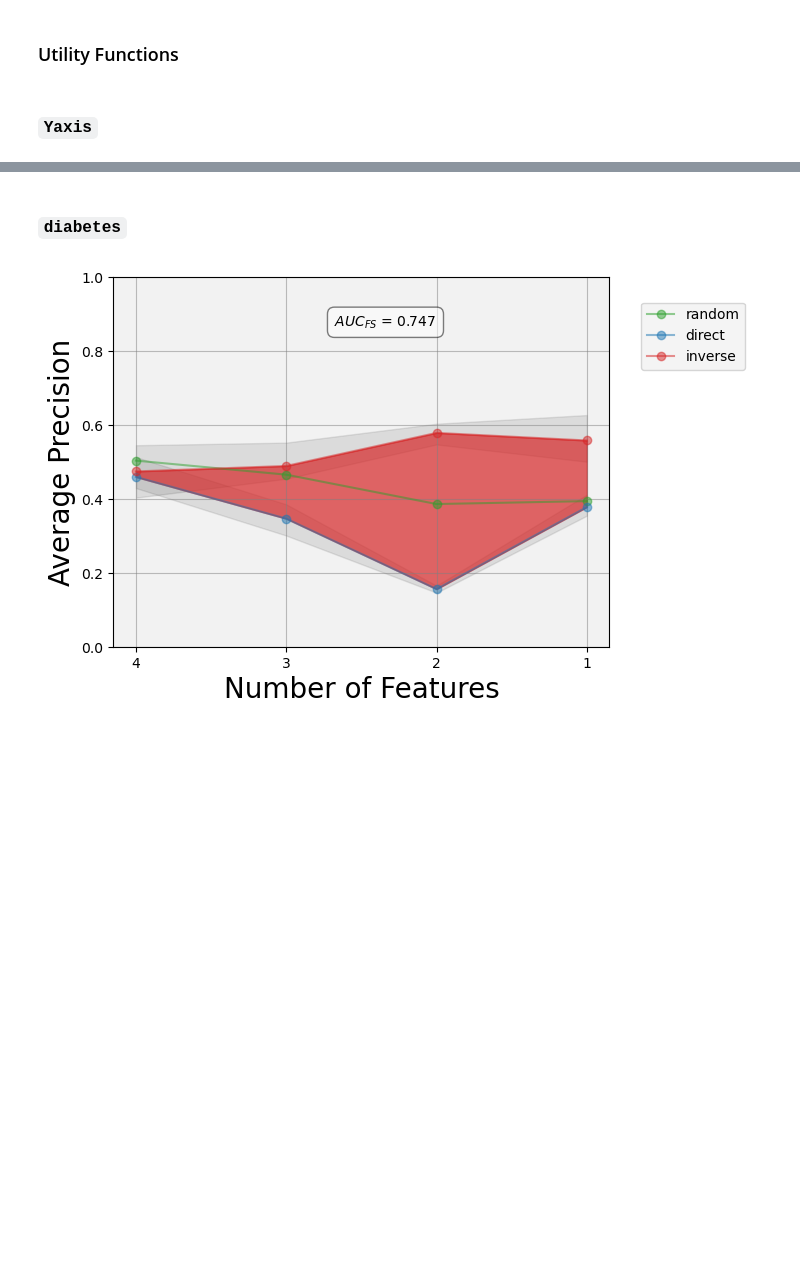
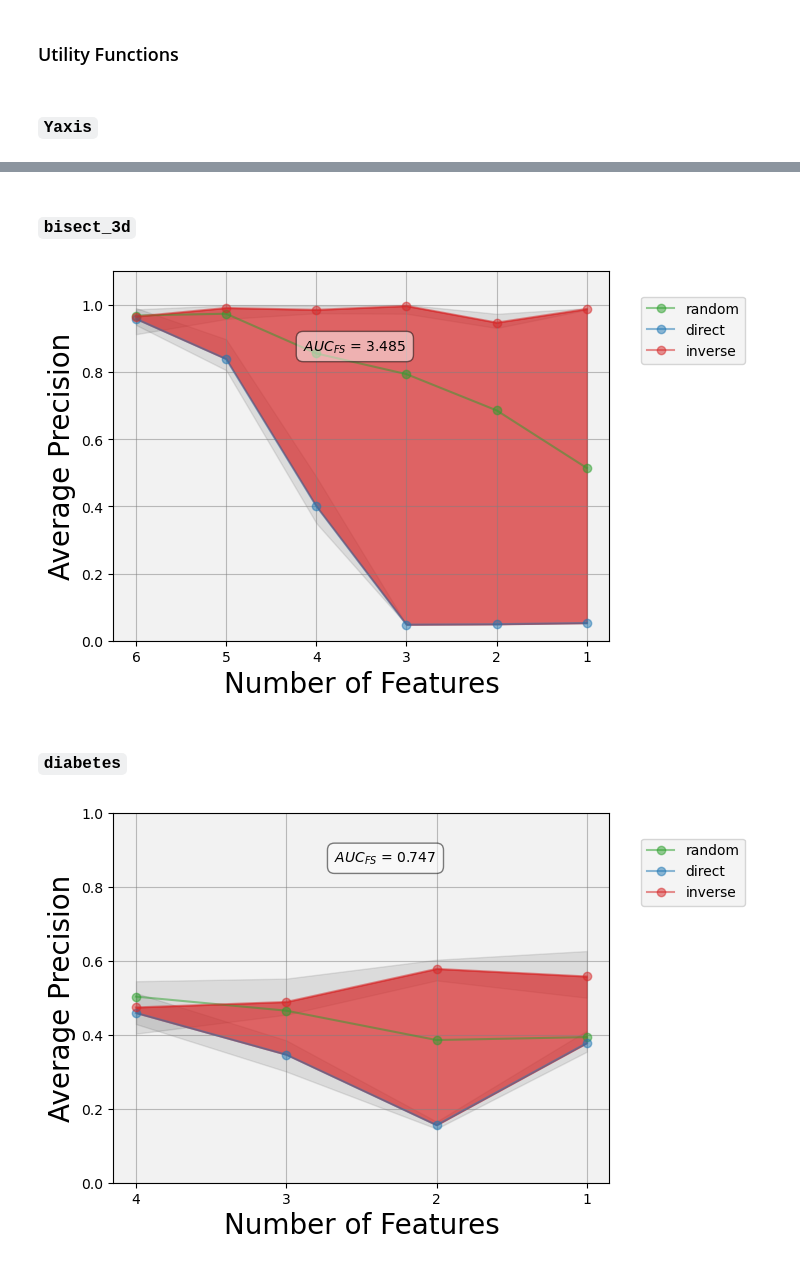
Before and after one commit to alessioarcudi/ExIFFI, a Jupyter notebook: notebooks/fix_stuff.ipynb, the cells around one changed output, grey strips where cells are left out. Saved outputs shown, nothing was run; the diff lists cells and outputs as text; code cells hidden in the pictures; blank space fills up the shorter version.

```diff
--- a/notebooks/fix_stuff.ipynb
+++ b/notebooks/fix_stuff.ipynb
@@ -63,3 +94,18 @@ draw_fs_plots()
+# %% [markdown]
+### `bisect_3d`
+# %%
+dataset = Dataset('bisect_3d', path = data_syn_path)
+fix_feat_sel_plot(dataset=dataset,
+                eval_model='EIF',
+                model='IF',
+                interpretation='EXIFFI',
+                scenario=1,
+                save=True,
+                plot_path=os.path.join(experiment_path,dataset.name,'plots_new','fs_plots'),
+                plot_image=True,
+                change_ylim=True)
+# %% [output]
+[figure, added]
 # %% [markdown]
 ### `diabetes`
 # %%
```
Also changed, not shown: parts of 19 cells of this notebook, 3 other files.
